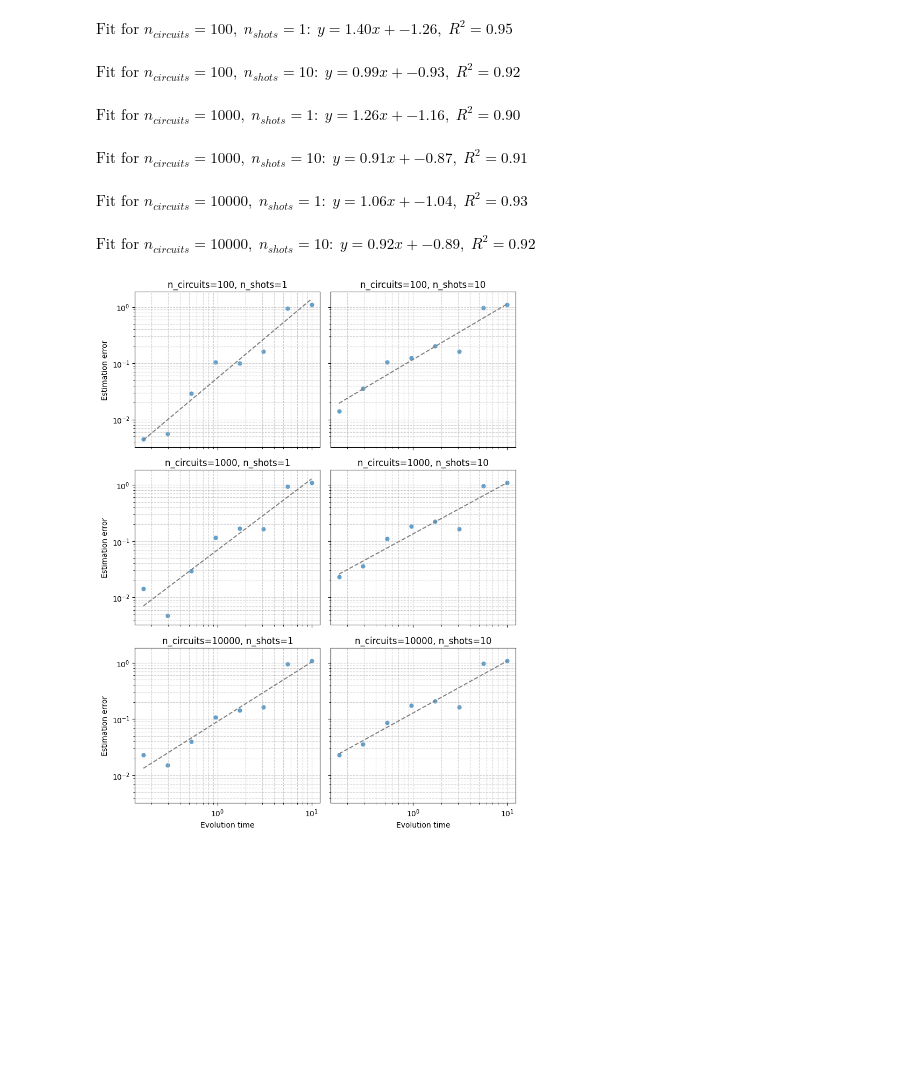
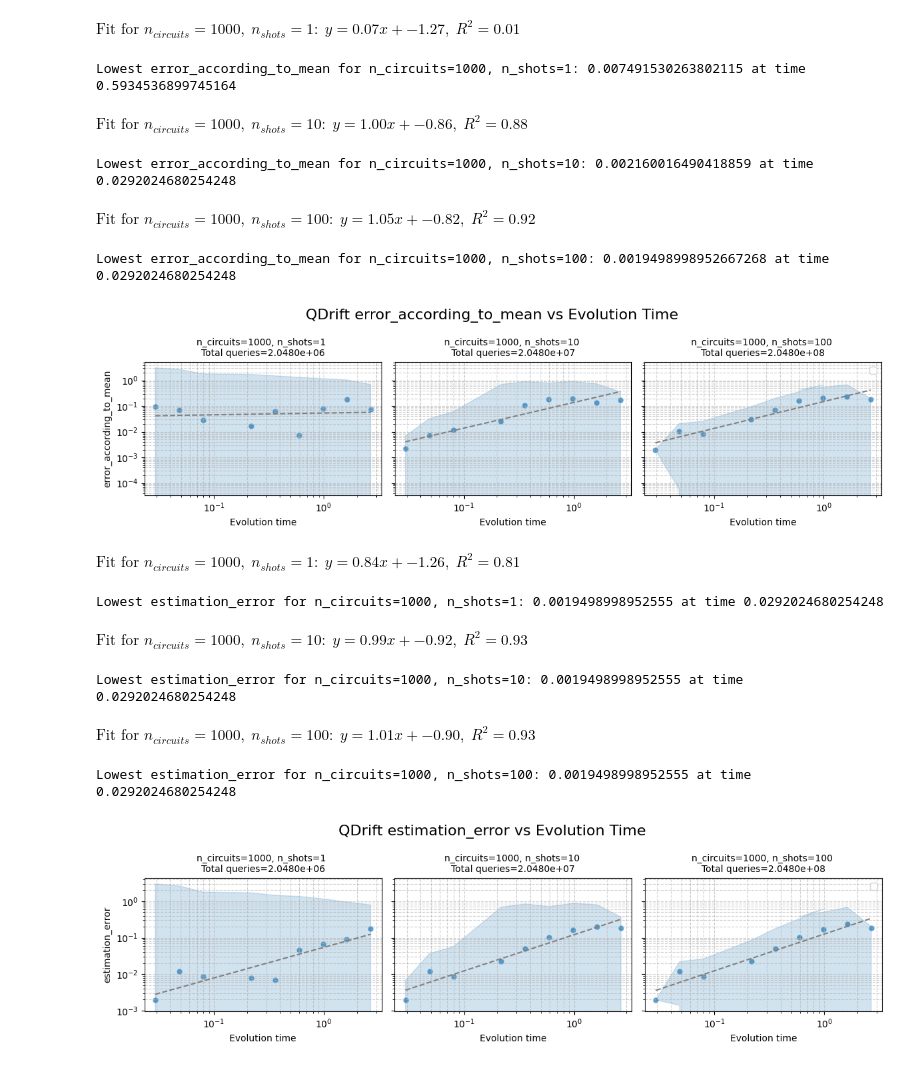
Before and after one commit to Rick0317/qDriftExtraPolation, a Jupyter notebook: src/parameter_sweep/quick_n_dirty_visualizations.ipynb, the cells around one changed output. Cells and saved outputs as stored; diff of their text form; code cells hidden in the pictures; blank space fills up the shorter version.

```diff
--- a/src/parameter_sweep/quick_n_dirty_visualizations.ipynb
+++ b/src/parameter_sweep/quick_n_dirty_visualizations.ipynb
@@ -108,12 +150,20 @@ def plot_qdrift_results(df: pd.DataFrame, loglog: bool = True) -> None:
 # %%
 
 df["error_according_to_mean"] = abs(df["est_energy_mean"] - df["exact_eig"])
-plot_qdrift_results(df)
+plot_qdrift_results(df, y="error_according_to_mean")
+plot_qdrift_results(df, loglog=True, y="estimation_error")
 # %% [output]
-$\displaystyle \text{Fit for } n_{circuits}=100,\; n_{shots}=1:\; y=1.40x + -1.26,\; R^2=0.95$
+$\displaystyle \text{Fit for } n_{circuits}=1000,\; n_{shots}=1:\; y=0.07x + -1.27,\; R^2=0.01$
+Lowest error_according_to_mean for n_circuits=1000, n_shots=1: 0.007491530263802115 at time 0.5934536899745164
-$\displaystyle \text{Fit for } n_{circuits}=100,\; n_{shots}=10:\; y=0.99x + -0.93,\; R^2=0.92$
+$\displaystyle \text{Fit for } n_{circuits}=1000,\; n_{shots}=10:\; y=1.00x + -0.86,\; R^2=0.88$
+Lowest error_according_to_mean for n_circuits=1000, n_shots=10: 0.002160016490418859 at time 0.0292024680254248
-$\displaystyle \text{Fit for } n_{circuits}=1000,\; n_{shots}=1:\; y=1.26x + -1.16,\; R^2=0.90$
+$\displaystyle \text{Fit for } n_{circuits}=1000,\; n_{shots}=100:\; y=1.05x + -0.82,\; R^2=0.92$
+Lowest error_according_to_mean for n_circuits=1000, n_shots=100: 0.0019498998952667268 at time 0.0292024680254248
+[figure, new version]
-$\displaystyle \text{Fit for } n_{circuits}=1000,\; n_{shots}=10:\; y=0.91x + -0.87,\; R^2=0.91$
+$\displaystyle \text{Fit for } n_{circuits}=1000,\; n_{shots}=1:\; y=0.84x + -1.26,\; R^2=0.81$
+Lowest estimation_error for n_circuits=1000, n_shots=1: 0.0019498998952555 at time 0.0292024680254248
-$\displaystyle \text{Fit for } n_{circuits}=10000,\; n_{shots}=1:\; y=1.06x + -1.04,\; R^2=0.93$
+$\displaystyle \text{Fit for } n_{circuits}=1000,\; n_{shots}=10:\; y=0.99x + -0.92,\; R^2=0.93$
+Lowest estimation_error for n_circuits=1000, n_shots=10: 0.0019498998952555 at time 0.0292024680254248
-$\displaystyle \text{Fit for } n_{circuits}=10000,\; n_{shots}=10:\; y=0.92x + -0.89,\; R^2=0.92$
+$\displaystyle \text{Fit for } n_{circuits}=1000,\; n_{shots}=100:\; y=1.01x + -0.90,\; R^2=0.93$
-[figure, old version]
+Lowest estimation_error for n_circuits=1000, n_shots=100: 0.0019498998952555 at time 0.0292024680254248
+[figure, added]
```
Also changed, not shown: parts of 10 cells of this notebook, 5 other files.
